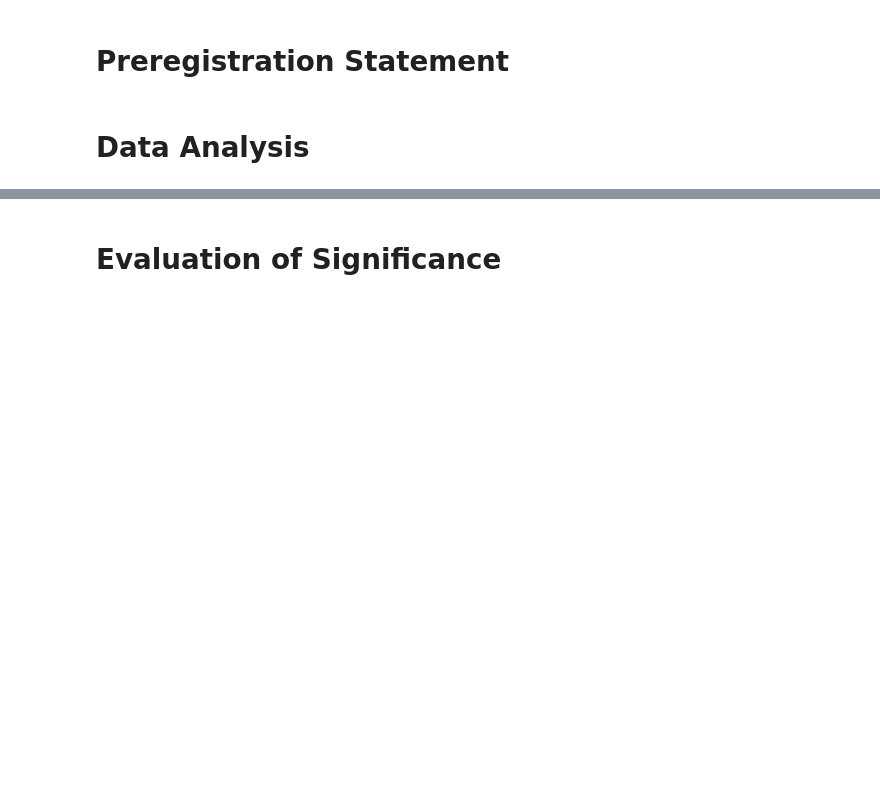
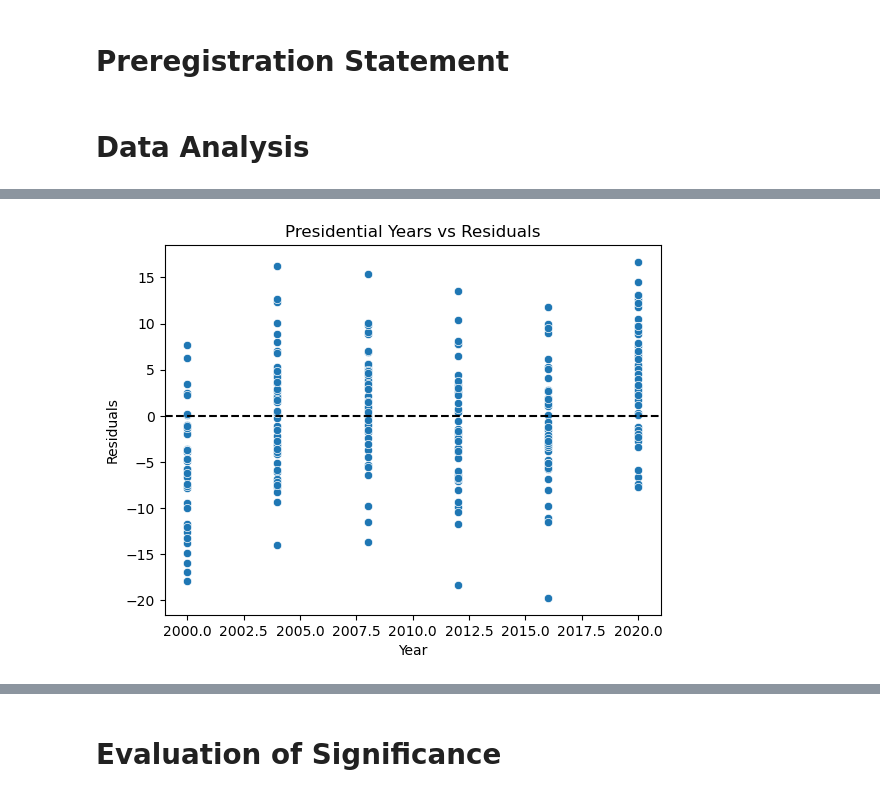
Before and after one commit to nikhilc52/info2950, a Jupyter notebook: ElectionDemographicsPhaseIV.ipynb, the cells around one changed output, grey strips where cells are left out. Cells and saved outputs as stored; diff of their text form; code cells hidden in the pictures; blank space fills up the shorter version.

```diff
--- a/ElectionDemographicsPhaseIV.ipynb
+++ b/ElectionDemographicsPhaseIV.ipynb
@@ -71,0 +104,9 @@ Text(0, 0.5, 'Residual')
+# %%
+demographics_presidential = pd.read_csv('data/election_demographics_presidential.csv')
+demographics_midterm = pd.read_csv('data/election_demographics_midterm.csv')
+
+x=demographics_presidential['Year']
+presidential_model = sm.OLS(demographics_presidential['PercentVotingEligibleVotes'],x).fit()
+print(presidential_model.summary())
+
+# sns.lmplot(demographics_presidential, x='Year',y='PercentVotingEligibleVotes')
@@ -71,0 +155,10 @@ Text(0, 0.5, 'Residual')
+# %%
+residuals = demographics_presidential['PercentVotingEligibleVotes'] - presidential_model.predict(demographics_presidential['Year'])
+sns.scatterplot(x=demographics_presidential['Year'], y=residuals)
+plt.axhline(y=0, color='black', linestyle='--')
+plt.title('Presidential Years vs Residuals')
+plt.ylabel('Residuals')
+plt.xlabel('Year')
+plt.show()
+# %% [output]
+[figure, added]
```
Also changed, not shown: parts of 13 cells of this notebook, 5 other files.
